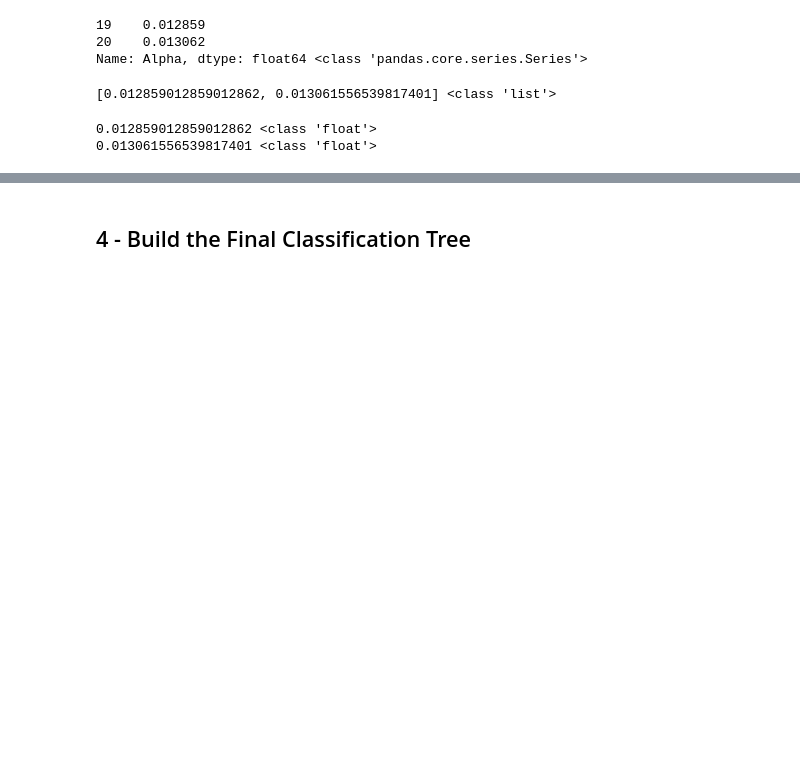
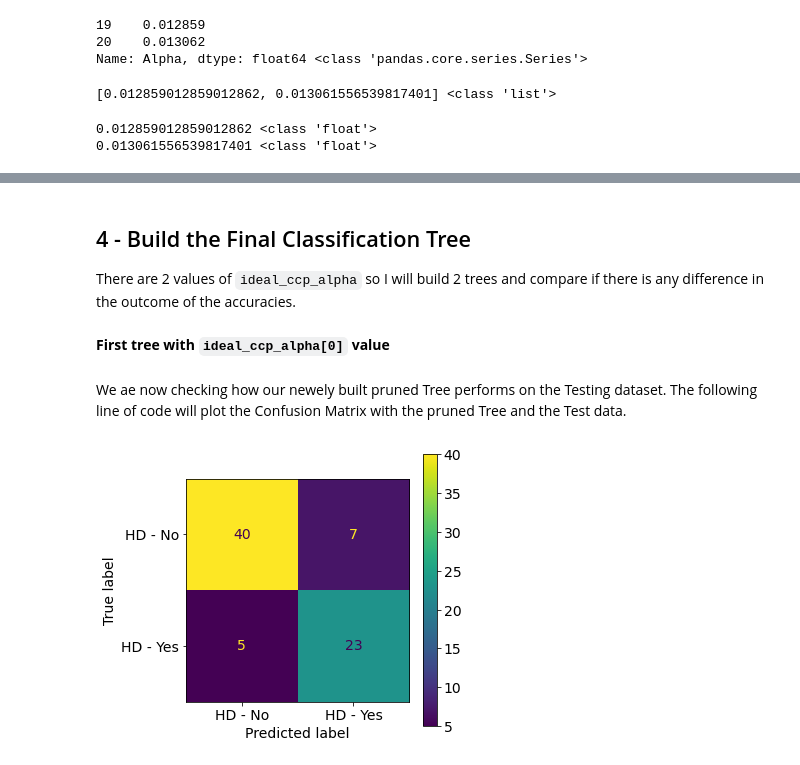
Before and after one commit to unpatel1/20220614_Classification_Tree_Heart_Disease, a Jupyter notebook: Classification_Tree_Heart_Disease.ipynb, the cells around one changed output, grey strips where cells are left out. Drawn from its saved outputs; the diff is of its cells as text; code cells hidden in the pictures; blank space fills up the shorter version.

```diff
--- a/Classification_Tree_Heart_Disease.ipynb
+++ b/Classification_Tree_Heart_Disease.ipynb
@@ -543,2 +559,24 @@ We finally have the ideal values of `alpha` so we can build the *final Classific
 # %% [markdown]
 ## 4 - Build the Final Classification Tree
+
+There are 2 values of `ideal_ccp_alpha` so I will build 2 trees and compare if there is any difference in the outcome of the accuracies.
+# %% [markdown]
+**First tree with `ideal_ccp_alpha[0]` value**
+# %%
+# Build a new Decision Tree based upon the "ideal values of alpha"
+clf_dt_prun_0 = DecisionTreeClassifier(random_state = 10, ccp_alpha = ideal_ccp_alpha[0])
+# print('clf_dt_prun_1: ', clf_dt_prun, 'ideal_ccp_alpha[0]: ', ideal_ccp_alpha[0])
+# %%
+# Training the tree
+clf_dt_prun_0 = clf_dt_prun_0.fit(X_train, y_train)
+# print('clf_dt_prun_2: ', clf_dt_prun)
+# %% [markdown]
+We ae now checking how our newely built pruned Tree performs on the Testing dataset. The following line of code will plot the Confusion Matrix with the pruned Tree and the Test data.
+# %%
+# Plot Confusion Matrix
+fig, ax = plt.subplots(figsize = (5, 5))
+plt.rcParams.update({'font.size': 14})
+plot_confusion_matrix(clf_dt_prun_0, X_test, y_test, display_labels = ["HD - No","HD - Yes"], cmap = 'viridis', ax = ax)
+plt.show()
+# %% [output]
+[figure, added]
```
Also changed, not shown: parts of 19 cells of this notebook.
